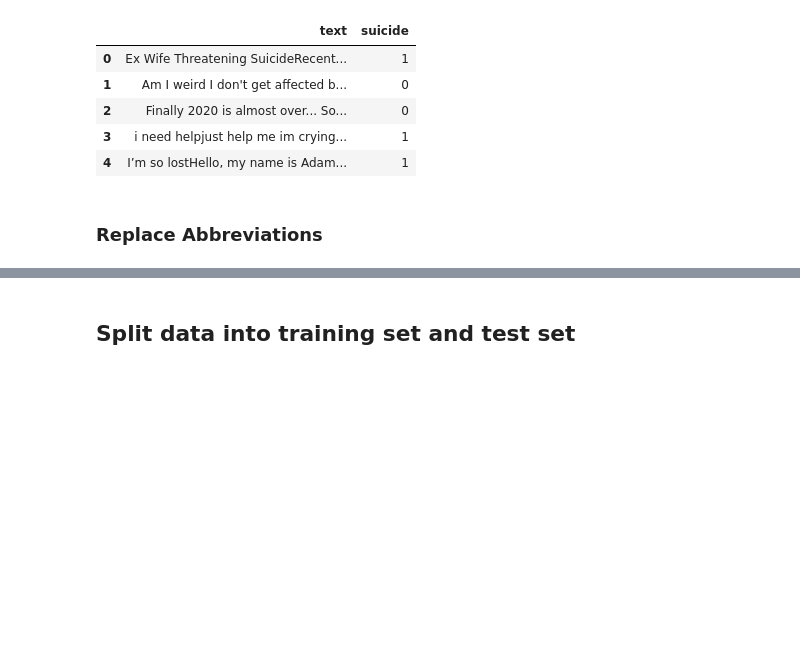
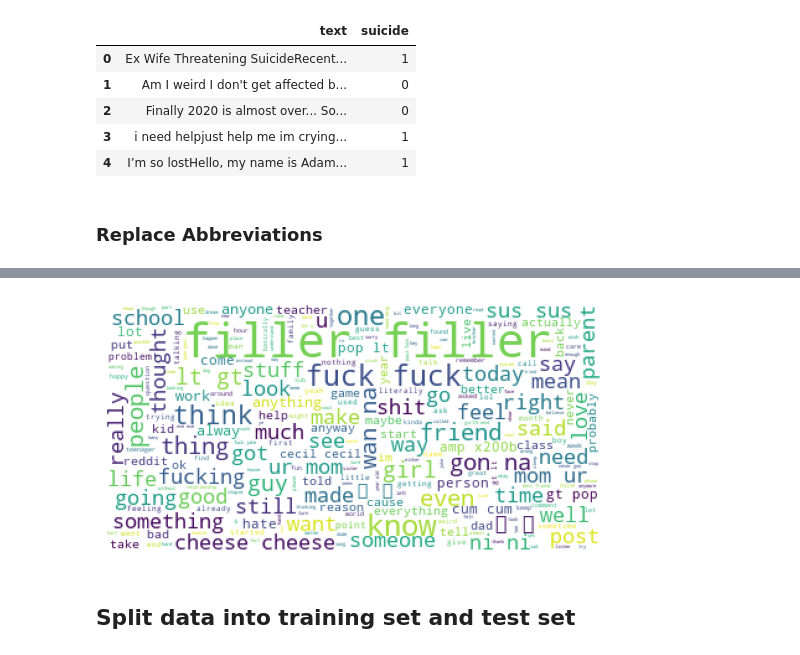
Before and after one commit to Sting-Scorpion/DataScience_Project, a Jupyter notebook: Data_Preparing.ipynb, the cells around one changed output, grey strips where cells are left out. Cells and saved outputs as stored; diff of their text form; code cells hidden in the pictures; blank space fills up the shorter version.

```diff
--- a/Data_Preparing.ipynb
+++ b/Data_Preparing.ipynb
@@ -231,3 +318,11 @@ df.head()
+# %%
+wc = WordCloud(background_color="white", max_words=1000, random_state=60)
+plt.imshow(wc.generate(' '.join(nsuicide)))
+plt.axis('off')
+plt.savefig('./img/wc_nonsuicide_c.jpg',  bbox_inches='tight', dpi=300, pad_inches=0)
+plt.show()
+# %% [output]
+[figure, added]
 # %% [markdown]
 ## Split data into training set and test set
 # %%
```
Also changed, not shown: parts of 20 cells of this notebook.
